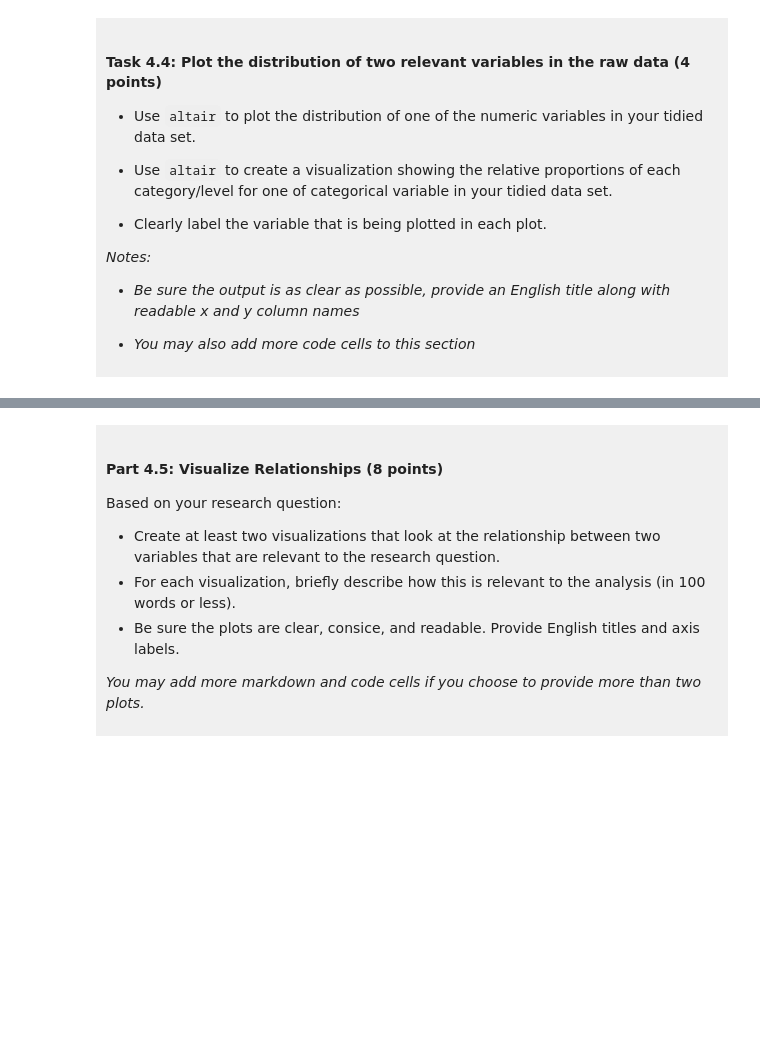
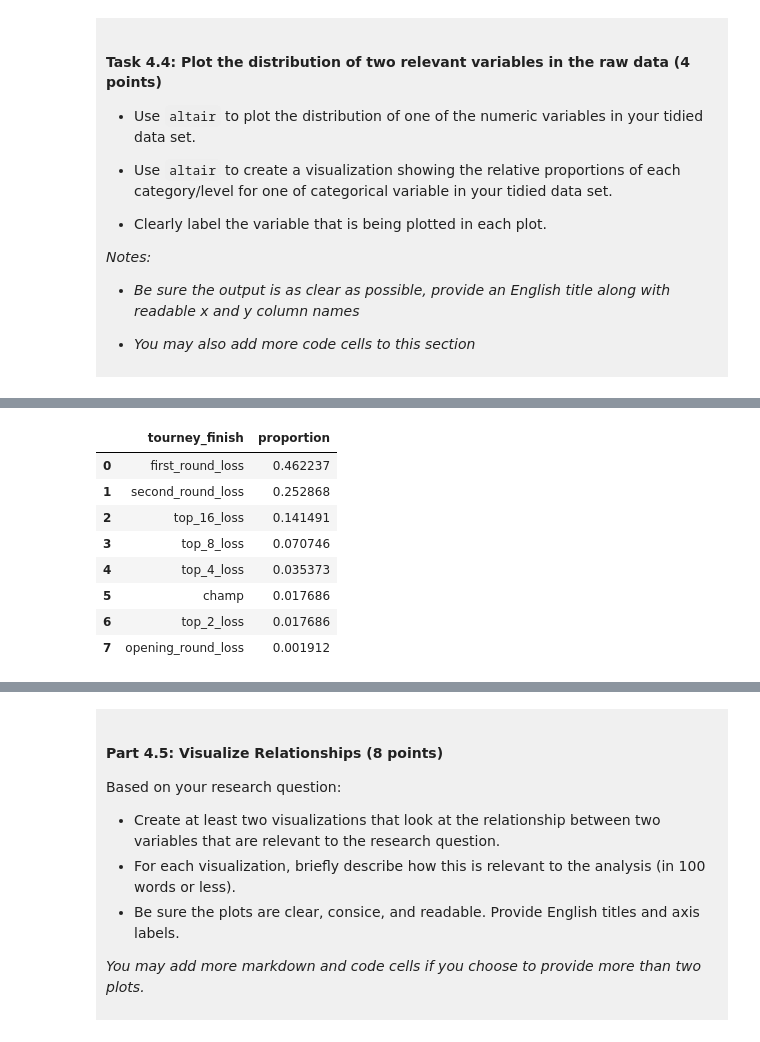
Before and after one commit to alicjakwasniak01-lgtm/dsci-100-project-Alicja-Kwasniak, a Jupyter notebook: dsci-100-project-notebook.ipynb, the cells around one changed output, grey strips where cells are left out. Drawn from its saved outputs; the diff is of its cells as text; code cells hidden in the pictures; blank space fills up the shorter version.

```diff
--- a/dsci-100-project-notebook.ipynb
+++ b/dsci-100-project-notebook.ipynb
@@ -292,2 +340,23 @@ You will refine your research question (if needed) and produce a tidy data set.
 # %%
-### EDIT THIS CODE CELL FOR PLOT 2 ###
+
+#Plot to look at the proportions of the tourney finish (categorical variable)
+
+#calculating the amount of each tourney finish outcome
+tourney_finish_count = basketball_filtered.value_counts(
+"tourney_finish", normalize=True
+).reset_index()
+
+#renaming the columns of the new table
+tourney_finish_count.columns = ["tourney_finish", "proportion"]
+
+tourney_finish_count
+# %% [output]
+|  | tourney_finish | proportion |
+| 0 | first_round_loss | 0.462237 |
+| 1 | second_round_loss | 0.252868 |
+| 2 | top_16_loss | 0.141491 |
+| 3 | top_8_loss | 0.070746 |
+| 4 | top_4_loss | 0.035373 |
+| 5 | champ | 0.017686 |
+| 6 | top_2_loss | 0.017686 |
+| 7 | opening_round_loss | 0.001912 |
```
Also changed, not shown: parts of 10 cells of this notebook.
